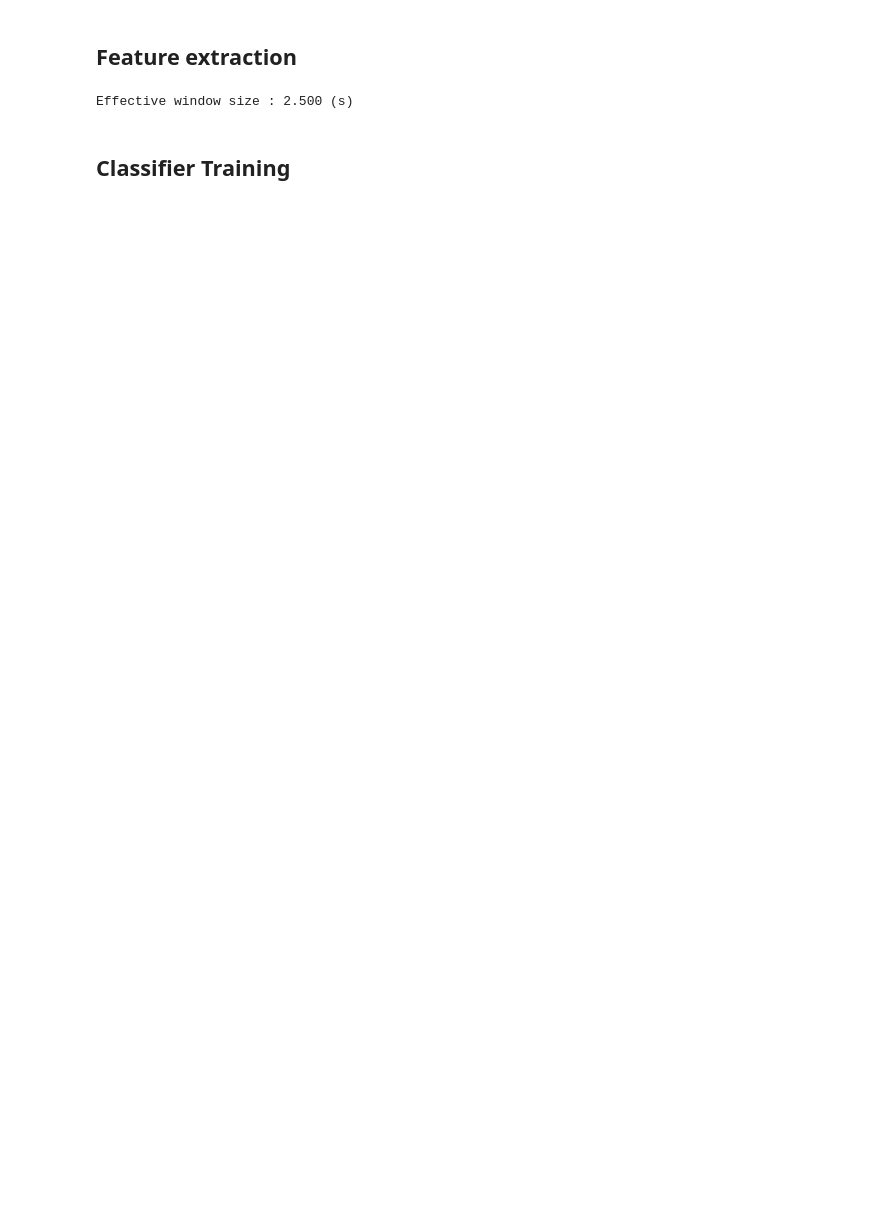
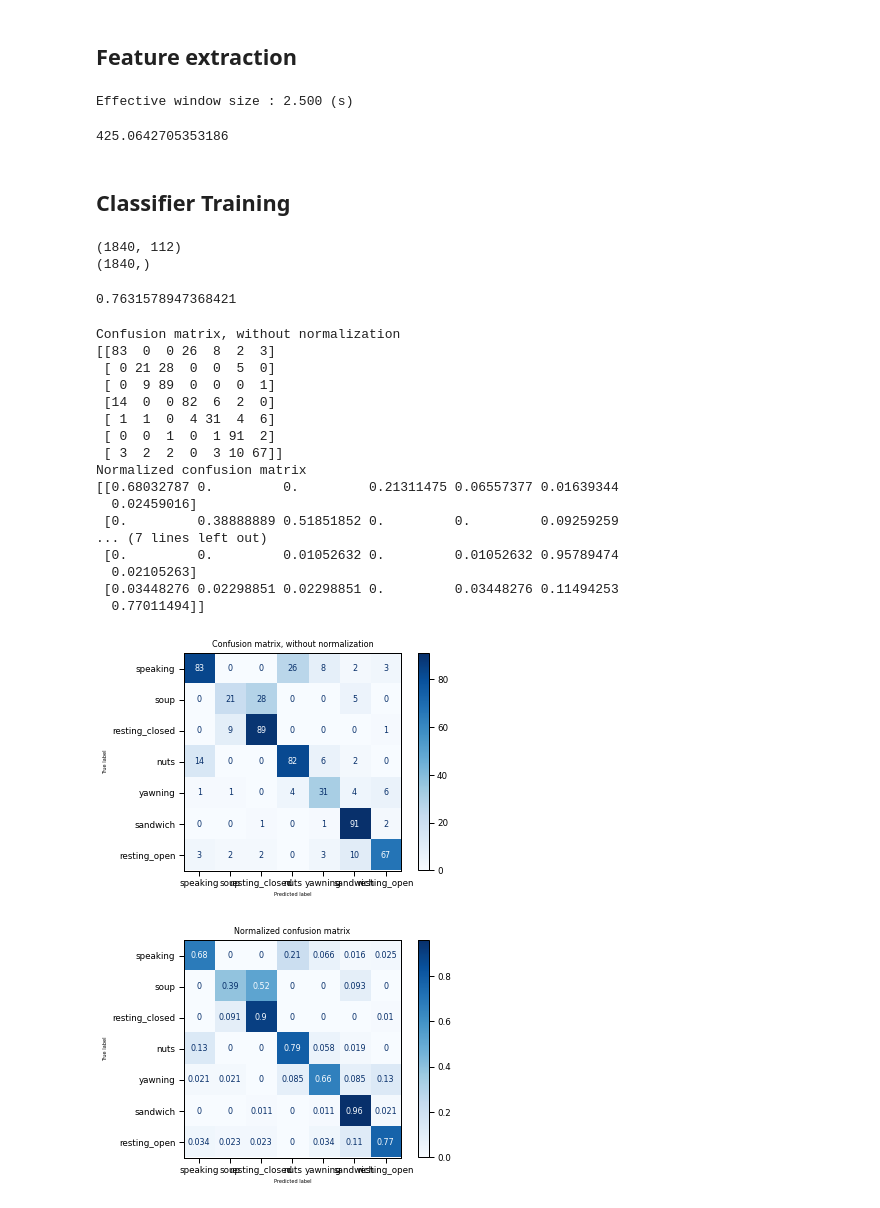
Before and after one commit to davidvblumenthal/nourriture_cEEG, a Jupyter notebook: EEG-Preprocessing-Template.ipynb, the cells around one changed output. Cells and saved outputs as stored; diff of their text form; code cells hidden in the pictures; blank space fills up the shorter version.

Commit message:
construct dataset, implemeted first model as trial

```diff
--- a/EEG-Preprocessing-Template.ipynb
+++ b/EEG-Preprocessing-Template.ipynb
@@ -275,5 +452,12 @@ alpha = get_band_power(8, 13)
 beta = get_band_power(14, 30)
 # %% [output]
 Effective window size : 2.500 (s)
+# %%
+import eeglib
+
+t_hjorth = eeglib.features.hjorthActivity(array)
+print(t_hjorth)
+# %% [output]
+425.0642705353186
 # %% [markdown]
 ## Classifier Training
@@ -281,0 +464,70 @@ Effective window size : 2.500 (s)
+# %%
+from sklearn.model_selection import train_test_split
+
+X = training_data.iloc[:, :-1]
+y = training_data.iloc[:, -1]
+
+print(X.shape)
+print(y.shape)
+
+X_train, X_test, y_train, y_test = train_test_split(X, y, test_size=0.33, random_state=42)
+# %% [output]
+(1840, 112)
+(1840,)
+# %%
+from sklearn.ensemble import RandomForestClassifier
+from sklearn.metrics import ConfusionMatrixDisplay
+
+model = RandomForestClassifier()
+
+model.fit(X_train, y_train)
+
+print(model.score(X_test, y_test))
+# %% [output]
+0.7631578947368421
+# %%
+class_names = training_data['Y'].tolist()
+class_names = set(class_names)
+class_names = list(class_names)
+
+# Plot non-normalized confusion matrix
+titles_options = [
+    ("Confusion matrix, without normalization", None),
+    ("Normalized confusion matrix", "true"),
+]
+
+for title, normalize in titles_options:
+    disp = ConfusionMatrixDisplay.from_estimator(
+        model,
+        X_test,
+        y_test,
+        display_labels=class_names,
+        cmap=plt.cm.Blues,
+        normalize=normalize,
+    )
+    disp.ax_.set_title(title)
+
+    print(title)
+    print(disp.confusion_matrix)
+
+plt.show()
+# %% [output]
+Confusion matrix, without normalization
+[[83  0  0 26  8  2  3]
+ [ 0 21 28  0  0  5  0]
+ [ 0  9 89  0  0  0  1]
+ [14  0  0 82  6  2  0]
+ [ 1  1  0  4 31  4  6]
+ [ 0  0  1  0  1 91  2]
+ [ 3  2  2  0  3 10 67]]
+Normalized confusion matrix
+[[0.68032787 0.         0.         0.21311475 0.06557377 0.01639344
+  0.02459016]
+ [0.         0.38888889 0.51851852 0.         0.         0.09259259
+... (7 lines left out)
+ [0.         0.         0.01052632 0.         0.01052632 0.95789474
+  0.02105263]
+ [0.03448276 0.02298851 0.02298851 0.         0.03448276 0.11494253
+  0.77011494]]
+[figure, added]
+[figure, added]
```
Also changed, not shown: parts of 23 cells of this notebook, 2 other files.
